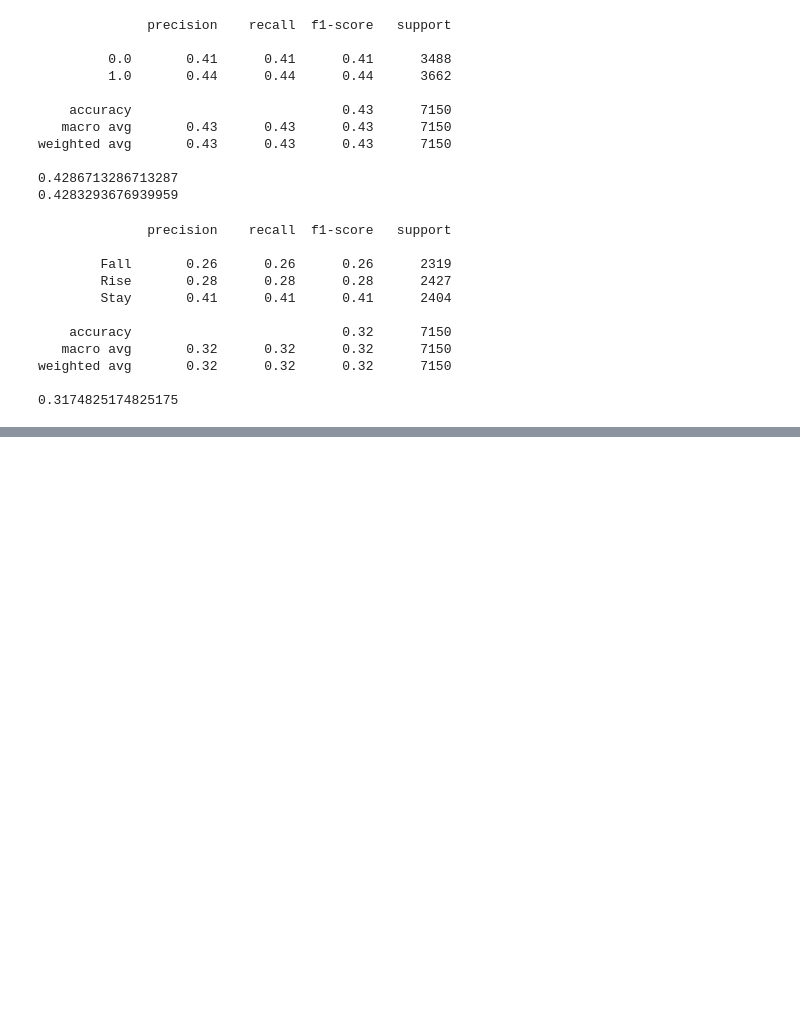
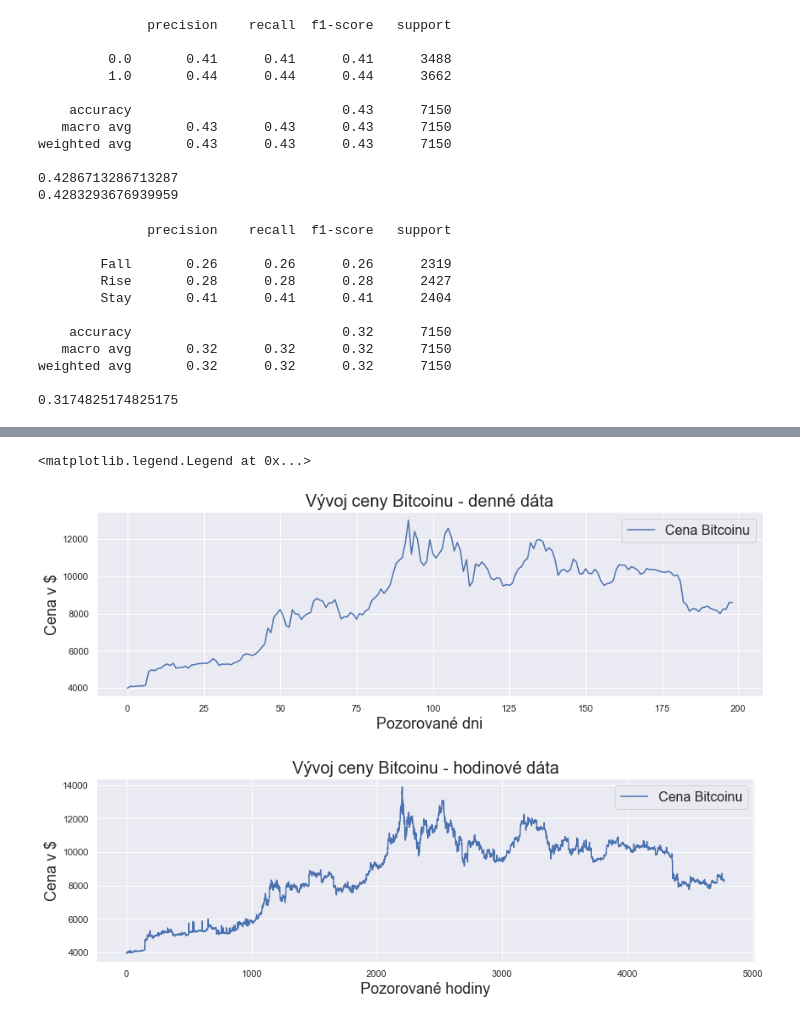
Before and after one commit to KrizanPeter/DP3_Repo, a Jupyter notebook: LastValuePredict.ipynb, the cells around one changed output, grey strips where cells are left out. Saved outputs shown, nothing was run; the diff lists cells and outputs as text; code cells hidden in the pictures; blank space fills up the shorter version.

```diff
--- a/LastValuePredict.ipynb
+++ b/LastValuePredict.ipynb
@@ -55,0 +129,20 @@ weighted avg       0.32      0.32      0.32      7150
+# %%
+plt.figure(figsize = (14,4))
+plt.title(f'Vývoj ceny Bitcoinu - denné dáta', fontsize = 20)
+plt.xlabel("Pozorované dni", fontsize = 18)
+plt.ylabel("Cena v $", fontsize = 18)
+plt.grid(True)
+plt.plot(df.close_price, label='Cena Bitcoinu')
+plt.legend(loc="upper right", prop={'size' : 16})
+plt.figure(figsize = (14,4))
+
+plt.title(f'Vývoj ceny Bitcoinu - hodinové dáta', fontsize = 20)
+plt.xlabel("Pozorované hodiny", fontsize = 18)
+plt.ylabel("Cena v $", fontsize = 18)
+plt.grid(True)
+plt.plot(dfl.price_close, label='Cena Bitcoinu')
+plt.legend(loc="upper right", prop={'size' : 16})
+# %% [output]
+<matplotlib.legend.Legend at 0x...>
+[figure, added]
+[figure, added]
```
Also changed, not shown: parts of 7 cells of this notebook, 7 other files.
